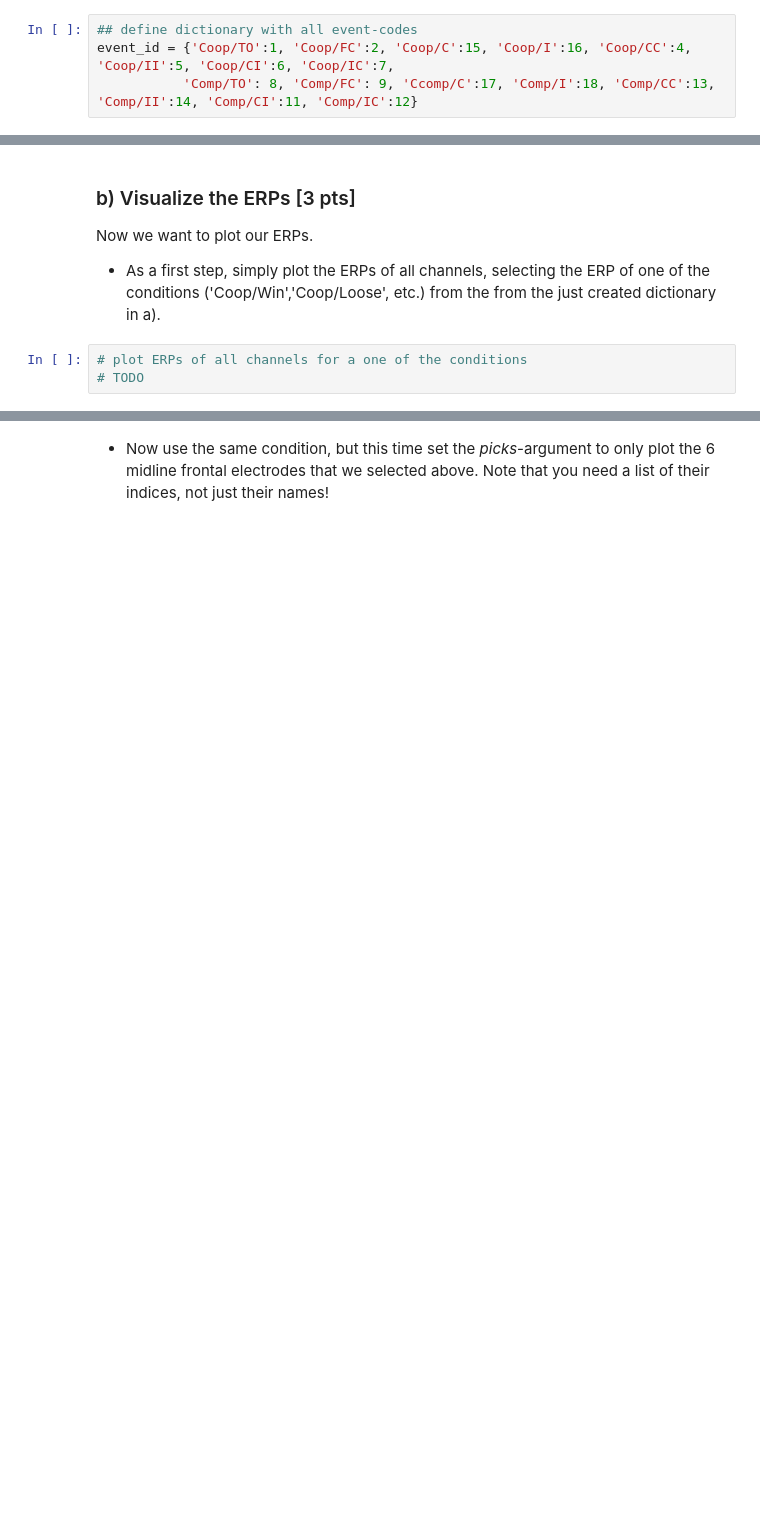
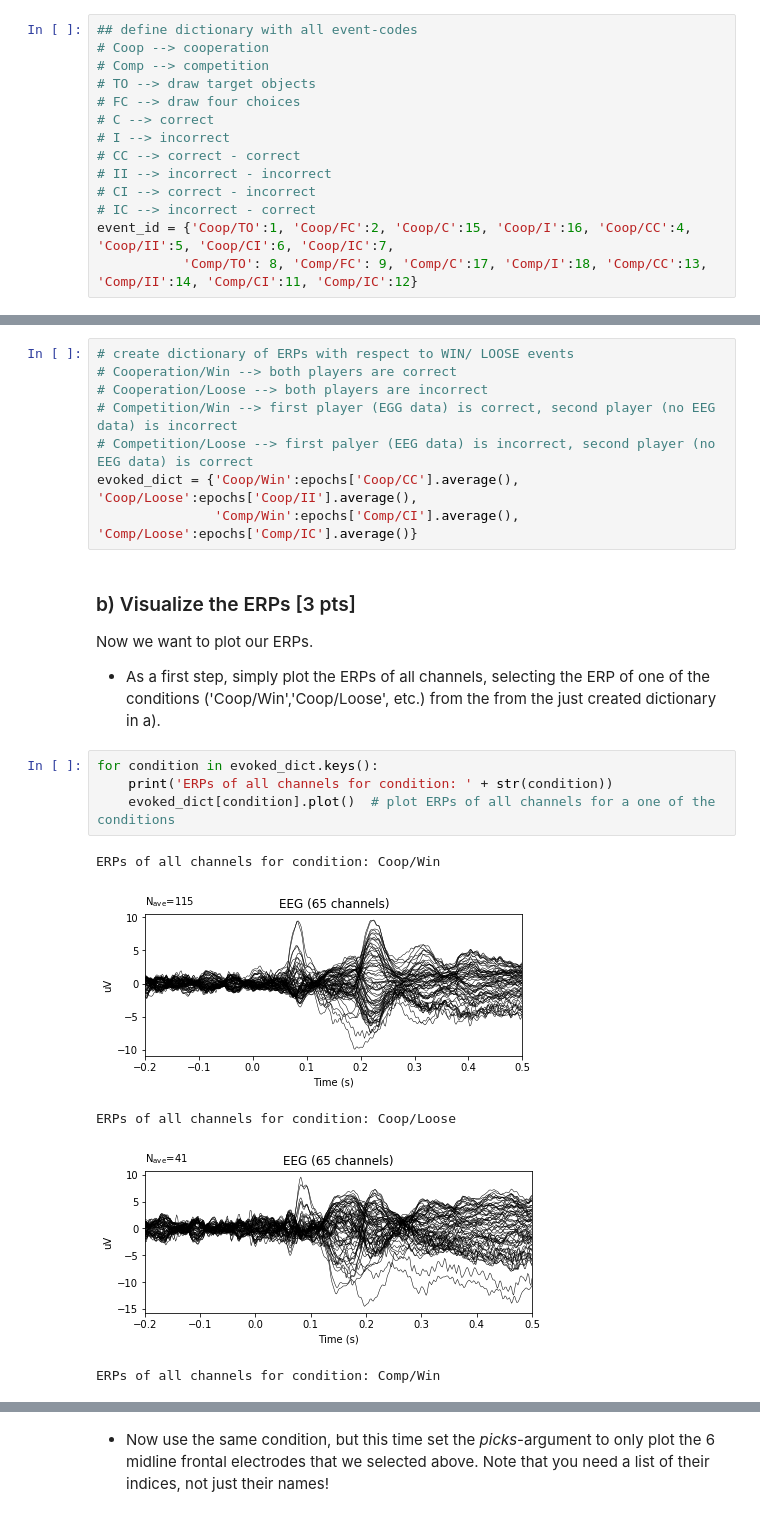
Before and after one commit to NBP-ACC/week-10-acc_3, a Jupyter notebook: Sheet08_moritz.ipynb, the cells around one changed output, grey strips where cells are left out. Saved outputs shown, nothing was run; the diff lists cells and outputs as text; blank space fills up the shorter version.

```diff
--- a/Sheet08_moritz.ipynb
+++ b/Sheet08_moritz.ipynb
@@ -222,8 +222,18 @@ E.g. If both participants answered correctly in the cooporation conditon your ke
 - Check how many epochs have been created for each condition by just printing *epochs['social_situation']*.
 # %%
 ## define dictionary with all event-codes
+# Coop --> cooperation
+# Comp --> competition
+# TO --> draw target objects
+# FC --> draw four choices
+# C --> correct
+# I --> incorrect
+# CC --> correct - correct
+# II --> incorrect - incorrect
+# CI --> correct - incorrect
+# IC --> incorrect - correct
 event_id = {'Coop/TO':1, 'Coop/FC':2, 'Coop/C':15, 'Coop/I':16, 'Coop/CC':4, 'Coop/II':5, 'Coop/CI':6, 'Coop/IC':7,
-           'Comp/TO': 8, 'Comp/FC': 9, 'Ccomp/C':17, 'Comp/I':18, 'Comp/CC':13, 'Comp/II':14, 'Comp/CI':11, 'Comp/IC':12}
+           'Comp/TO': 8, 'Comp/FC': 9, 'Comp/C':17, 'Comp/I':18, 'Comp/CC':13, 'Comp/II':14, 'Comp/CI':11, 'Comp/IC':12}
 # %%
 # 1. Define epoch parameters
 tmin = -0.2  # start of each epoch (200ms before the trigger)
@@ -280,8 +288,23 @@ evoked_dict = # TODO
+# %%
+# create dictionary of ERPs with respect to WIN/ LOOSE events
+# Cooperation/Win --> both players are correct
+# Cooperation/Loose --> both players are incorrect
+# Competition/Win --> first player (EGG data) is correct, second player (no EEG data) is incorrect
+# Competition/Loose --> first palyer (EEG data) is incorrect, second player (no EEG data) is correct
+evoked_dict = {'Coop/Win':epochs['Coop/CC'].average(), 'Coop/Loose':epochs['Coop/II'].average(),
+               'Comp/Win':epochs['Comp/CI'].average(), 'Comp/Loose':epochs['Comp/IC'].average()}
 # %% [markdown]
 ### b) Visualize the ERPs [3 pts]
 
 Now we want to plot our ERPs.
 - As a first step, simply plot the ERPs of all channels, selecting the ERP of one of the conditions ('Coop/Win','Coop/Loose', etc.) from the from the just created dictionary in a).
 # %%
-# plot ERPs of all channels for a one of the conditions
-# TODO
+for condition in evoked_dict.keys():
+    print('ERPs of all channels for condition: ' + str(condition))
+    evoked_dict[condition].plot()  # plot ERPs of all channels for a one of the conditions
+# %% [output]
+ERPs of all channels for condition: Coop/Win
+[figure, added]
+ERPs of all channels for condition: Coop/Loose
+[figure, added]
+ERPs of all channels for condition: Comp/Win
```
Also changed, not shown: parts of 13 cells of this notebook.
